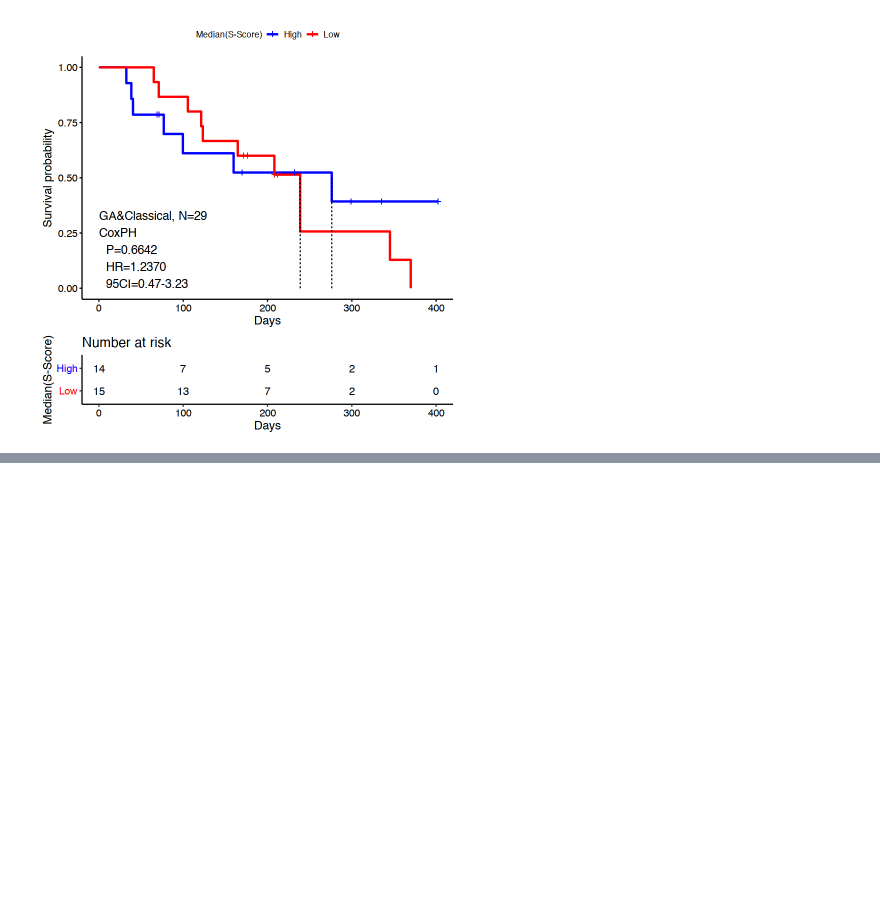
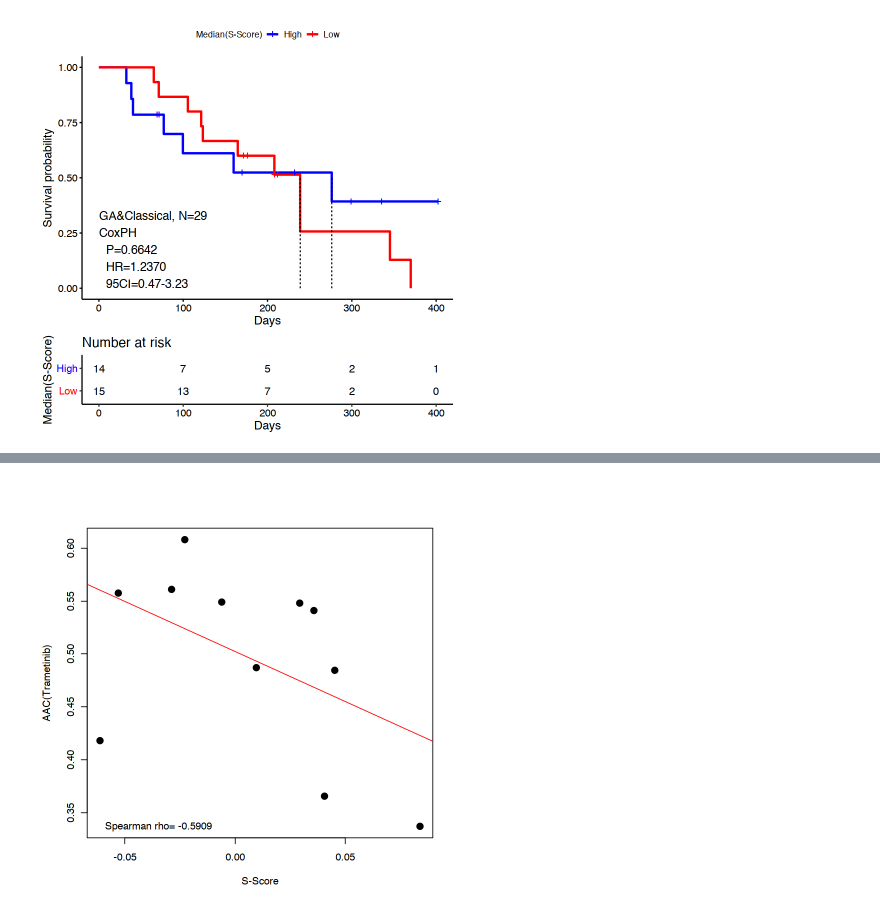
Before and after one commit to bhklab/RASDependencyScore, a Jupyter notebook: RASDSanalysis.ipynb, the cells around one changed output, grey strips where cells are left out. Saved outputs shown, nothing was run; the diff lists cells and outputs as text; code cells hidden in the pictures; blank space fills up the shorter version.

```diff
--- a/RASDSanalysis.ipynb
+++ b/RASDSanalysis.ipynb
@@ -716,0 +740,7 @@ Results may be unexpected or may change in future versions of ggplot2.”
+# %%
+cor_coef <- cor(pdoResults$sscore, pdoResults$tra, use="complete.obs", method="spearman")
+plot(pdoResults$sscore, pdoResults$tra, xlab="S-Score", ylab="AAC(Trametinib)", pch=20, cex=2)
+abline(lm(tra ~ sscore, data=pdoResults), col="red")
+legend("bottomleft", legend=paste0("Spearman rho= ", format(round(cor_coef, 4), nsmall = 4)), bty="n")
+# %% [output]
+[figure, added]
```
Also changed, not shown: parts of 16 cells of this notebook.
